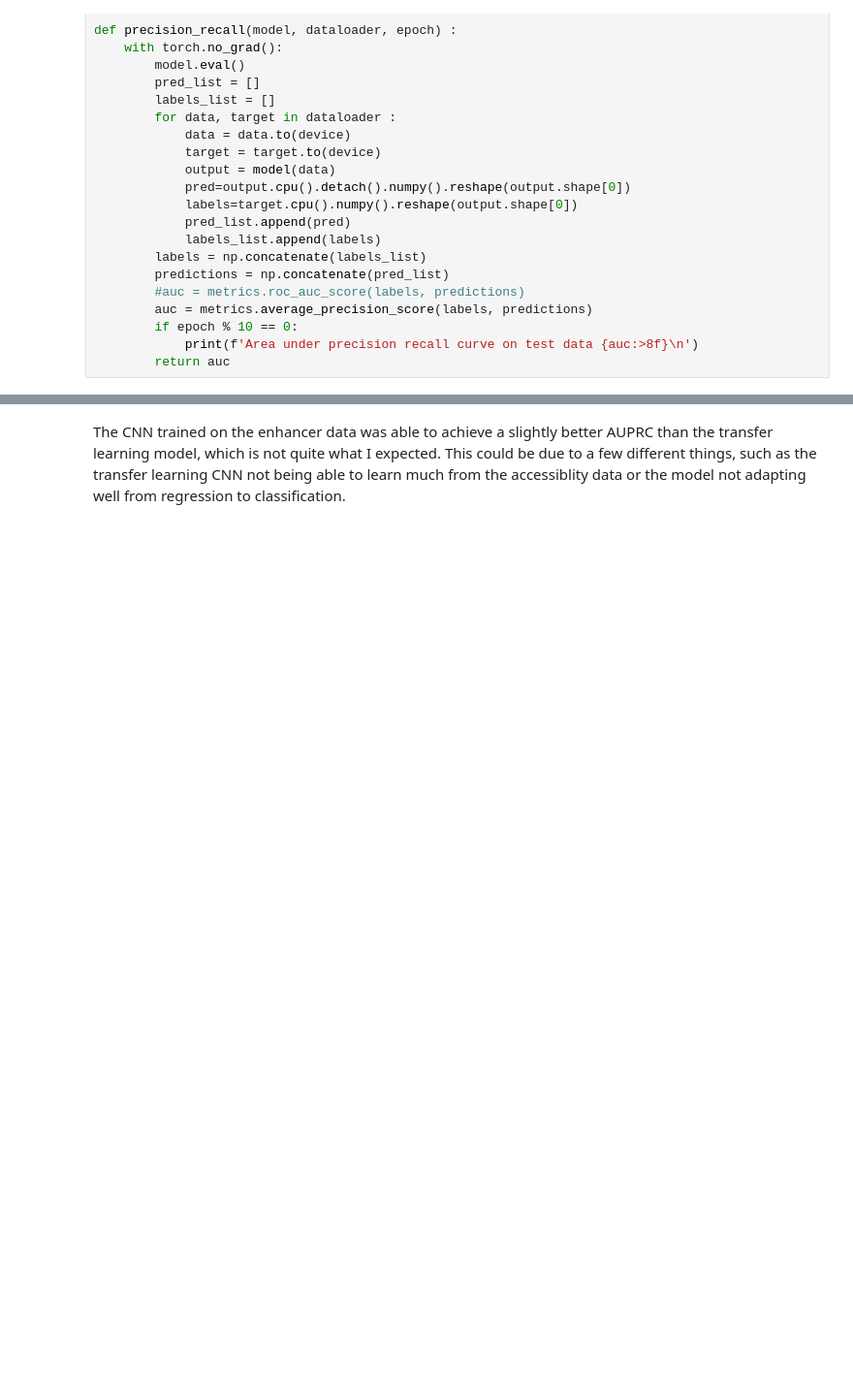
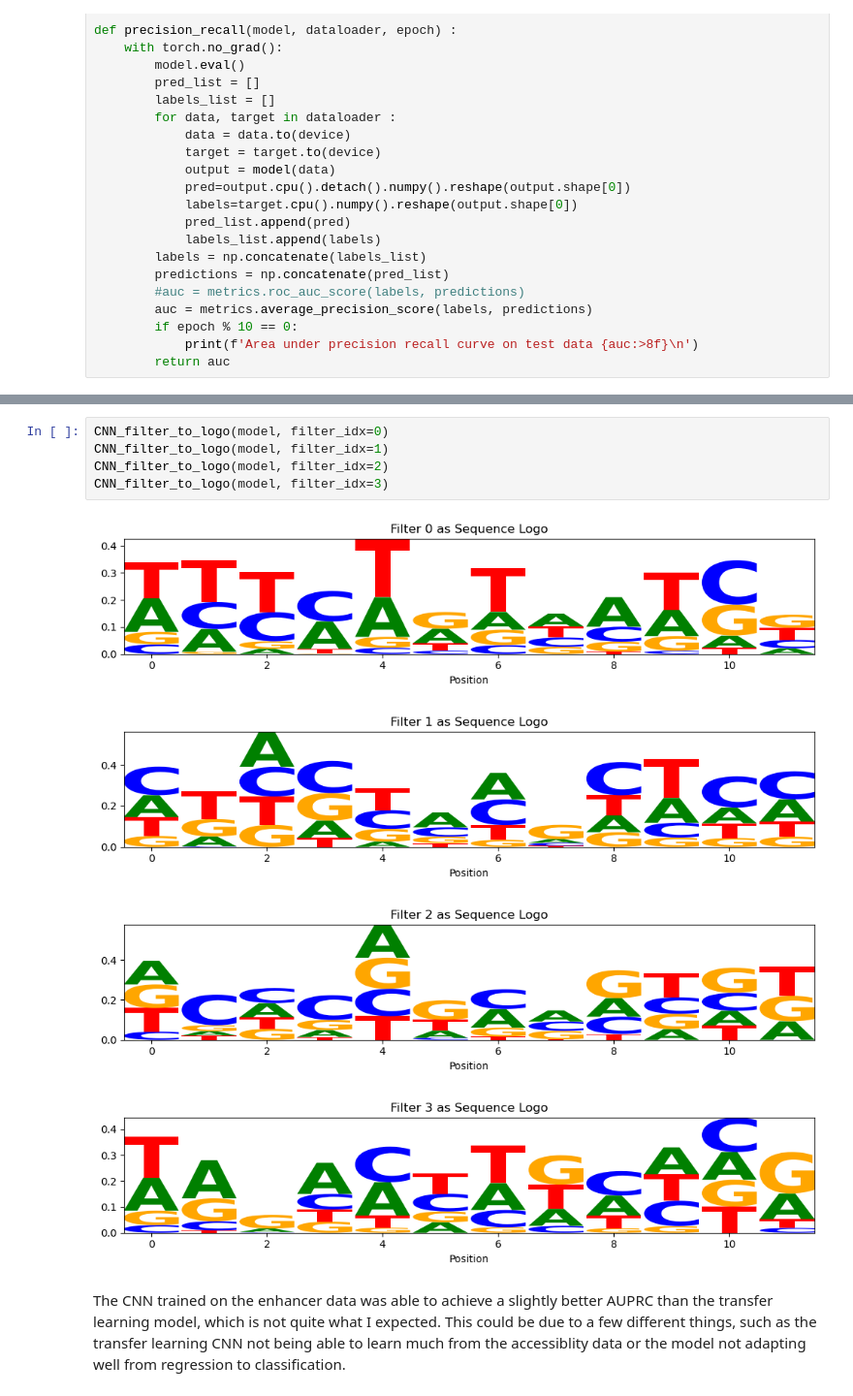
Before and after one commit to mrmang0dev/CS425-Project, a Jupyter notebook: projectmain.ipynb, the cells around one changed output, grey strips where cells are left out. Shown at 97% size. Cells and saved outputs as stored; diff of their text form; blank space fills up the shorter version.

```diff
--- a/projectmain.ipynb
+++ b/projectmain.ipynb
@@ -1179,3 +1181,13 @@ plt.legend()
+# %%
+CNN_filter_to_logo(model, filter_idx=0)
+CNN_filter_to_logo(model, filter_idx=1)
+CNN_filter_to_logo(model, filter_idx=2)
+CNN_filter_to_logo(model, filter_idx=3)
+# %% [output]
+[figure, added]
+[figure, added]
+[figure, added]
+[figure, added]
 # %% [markdown]
 The CNN trained on the enhancer data was able to achieve a slightly better AUPRC than the transfer learning model, which is not quite what I expected. This could be due to a few different things, such as the transfer learning CNN not being able to learn much from the accessiblity data or the model not adapting well from regression to classification.
 # %% [markdown]
```
Also changed, not shown: parts of 16 cells of this notebook, 5 other files.
